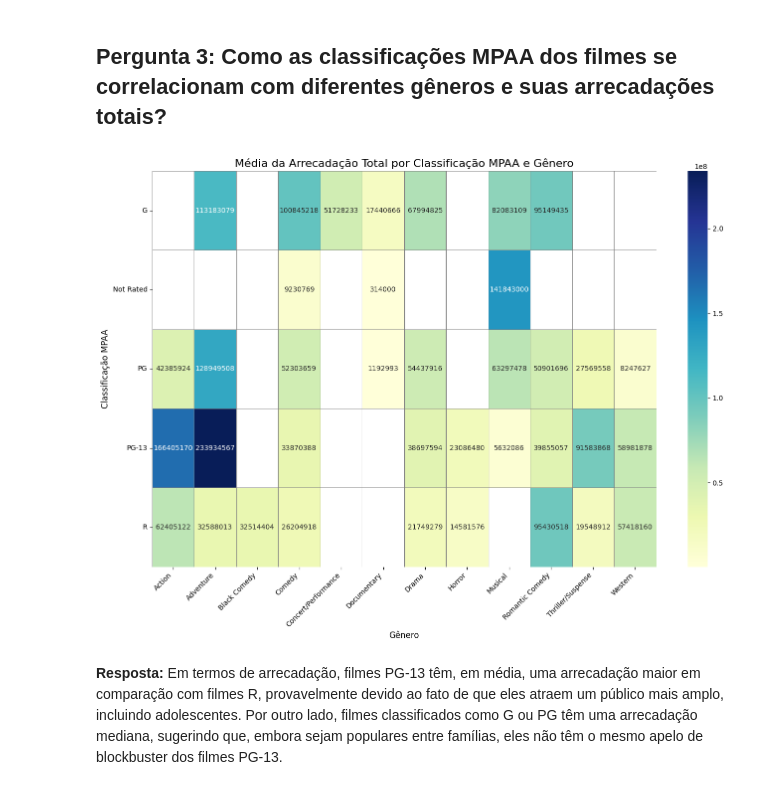
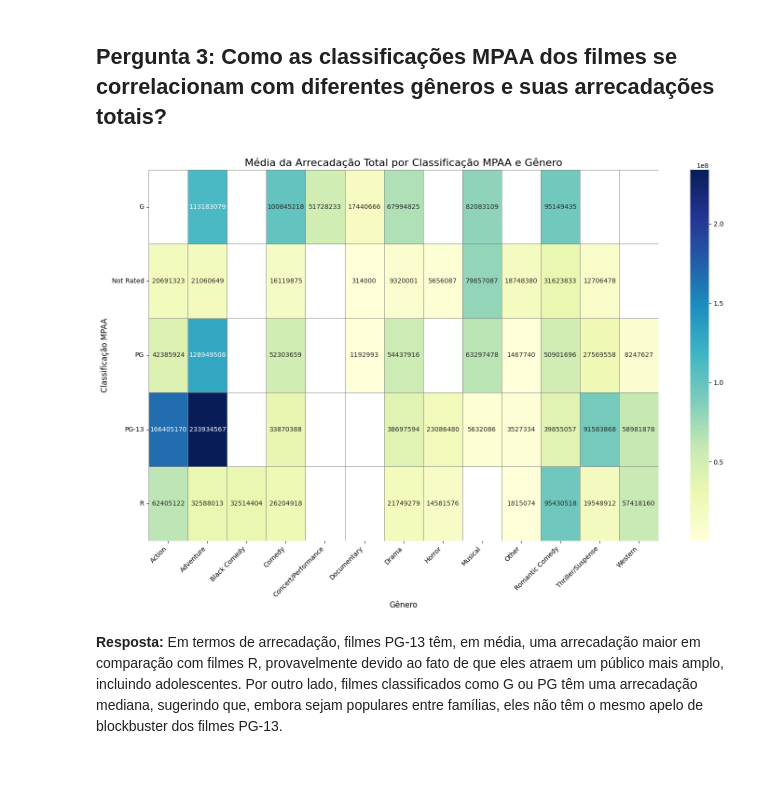
Before and after one commit to PalomaRodrigues33/DS-CP1-2SEM, a Jupyter notebook: analise_filmes_disney.ipynb, the cells around one changed output. Drawn from its saved outputs; the diff is of its cells as text; code cells hidden in the pictures.

```diff
--- a/analise_filmes_disney.ipynb
+++ b/analise_filmes_disney.ipynb
@@ -100,31 +105,33 @@ Passing `palette` without assigning `hue` is deprecated and will be removed in v
 # %% [markdown]
 ## Pergunta 3: Como as classificações MPAA dos filmes se correlacionam com diferentes gêneros e suas arrecadações totais?
 # %%
+# Agrupando os dados por classificação MPAA e gênero e calculando a média da arrecadação total
+mpaa_genre_gross = df.groupby(['mpaa_rating', 'genre'])['total_gross'].mean().unstack()
 
 # Ajustando o tamanho da figura
-plt.figure(figsize=(14, 10))
+plt.figure(figsize=(15, 10))
 
 # Plotando o heatmap com formatação dos números
 sns.heatmap(mpaa_genre_gross, annot=True, fmt='.0f', cmap='YlGnBu', linewidths=.5, linecolor='gray')
 
 # Ajustando os rótulos dos eixos
 plt.title('Média da Arrecadação Total por Classificação MPAA e Gênero', fontsize=16)
 plt.xlabel('Gênero', fontsize=12)
 plt.ylabel('Classificação MPAA', fontsize=12)
 
 # Girando os rótulos dos eixos x se necessário
 plt.xticks(rotation=45, ha='right')
 
 # Girando os rótulos dos eixos y se necessário
 plt.yticks(rotation=0)
 
 # Ajustando o layout
 plt.tight_layout()
 
 # Mostrando o plot
 plt.show()
 # %% [output]
-[figure, old version]
+[figure, new version]
 # %% [markdown]
 
 **Resposta:** Em termos de arrecadação, filmes PG-13 têm, em média, uma arrecadação maior em comparação com filmes R, provavelmente devido ao fato de que eles atraem um público mais amplo, incluindo adolescentes. Por outro lado, filmes classificados como G ou PG têm uma arrecadação mediana, sugerindo que, embora sejam populares entre famílias, eles não têm o mesmo apelo de blockbuster dos filmes PG-13.
```
Also changed, not shown: parts of 22 cells of this notebook.
